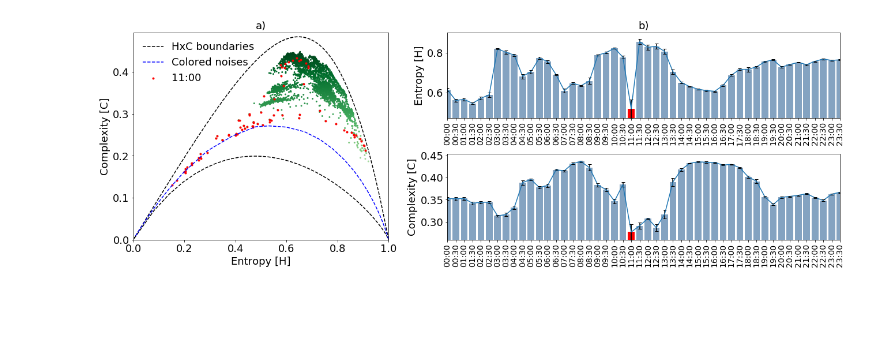
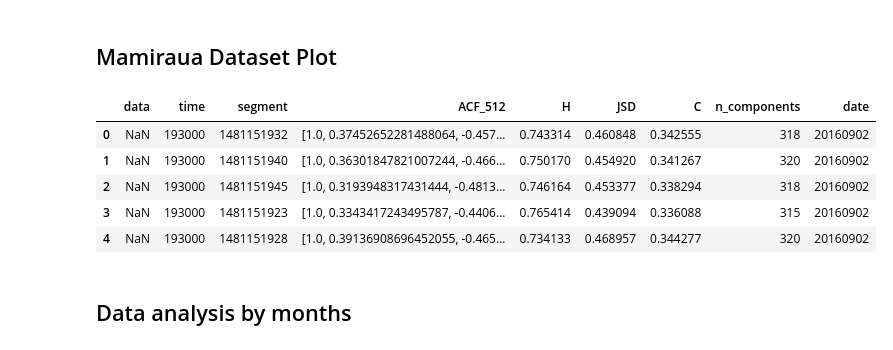
Before and after one commit to juancolonna/EGCI, a Jupyter notebook: Fig8.ipynb, the cells around one changed output. Drawn from its saved outputs; the diff is of its cells as text; code cells hidden in the pictures; blank space fills up the shorter version.

```diff
--- a/Fig8.ipynb
+++ b/Fig8.ipynb
@@ -13,6 +6,16 @@ def confidence_interval(data, confidence=0.95):
+# %% [markdown]
+## Mamiraua Dataset Plot
 # %%
-lag = 512
+lag = 512 # [32, 64, 128, 256, 512
 
-base = pd.read_pickle('./pkl_datasets/mamiraua_dataset_ACF_' + str(lag) + '.gzip')
+base = pd.read_pickle('../pkl_datasets/mamiraua_dataset_ACF_' + str(lag) + '.gzip')
 cotas = pd.read_csv('./boundary_files/Cotas_HxC_bins_' + str(int(lag)) + '.csv')
 noise = pd.read_csv('./coloredNoises/coloredNoises_' + str(int(lag)) + '.csv')
+base.head()
+# %% [output]
+|  | data | time | segment | ACF_512 | H | JSD | C | n_components | date |
+| 0 | NaN | 193000 | 1481151932 | [1.0, 0.37452652281488064, -0.457... | 0.743314 | 0.460848 | 0.342555 | 318 | 20160902 |
+| 1 | NaN | 193000 | 1481151940 | [1.0, 0.36301847821007244, -0.466... | 0.750170 | 0.454920 | 0.341267 | 320 | 20160902 |
+| 2 | NaN | 193000 | 1481151945 | [1.0, 0.3193948317431444, -0.4813... | 0.746164 | 0.453377 | 0.338294 | 318 | 20160902 |
+| 3 | NaN | 193000 | 1481151923 | [1.0, 0.3343417243495787, -0.4406... | 0.765414 | 0.439094 | 0.336088 | 315 | 20160902 |
+| 4 | NaN | 193000 | 1481151928 | [1.0, 0.39136908696452055, -0.465... | 0.734133 | 0.468957 | 0.344277 | 320 | 20160902 |
@@ -49,49 +22,2 @@ for j in time:
-# %%
-fig = plt.figure(figsize=(18,6),constrained_layout=True)
-plt.rc('font', size=18)
-plt.rc('axes', titlesize=18)
-gs = fig.add_gridspec(2, 2, wspace=0.5, width_ratios=[1.3,2], height_ratios=[2,2])
-
-ax1 = fig.add_subplot(gs[:,0])
-ax1.plot(cotas['Entropy'],cotas['Complexity'], '--k', label = 'HxC boundaries')
-ax1.plot(noise['Entropy'],noise['Complexity'], '--b', label = 'Colored noises')
-plt.xlim([0, 1])
-plt.ylim([0, np.max(cotas['Complexity'])+0.01])
-plt.ylabel('Complexity [C]')
-plt.xlabel('Entropy [H]')
-plt.legend(loc = 'upper left', frameon=False)
-plt.title('a)')
-
-ax1.scatter(df['H'], df['C'], marker='.', s=15, c=df['C'], label = '',
-            norm=plt.Normalize(vmax=np.max(base['C']), vmin=np.min(base['C'])-0.1),
-            cmap = 'Greens') # seismic # viridis # plasma # jet # PuBu # YlOrRd # Blues
-
-ax1.scatter(H1, C1, marker='.', s=35, c='r', label = '11:00') # seismic # viridis # plasma # jet # PuBu # YlOrRd # Blues
-plt.legend(loc = 'upper left', frameon=False)
-
-rain_bar = 22
-
-ax2 = fig.add_subplot(gs[0, 1])
-ax2.plot(H_mu)
-ax2.bar(np.arange(len(H_mu)), H_mu, width=0.8, yerr=H_CI, capsize=3, tick_label = t, color=(0.2, 0.4, 0.6, 0.6))
-ax2.bar(rain_bar, H_mu[rain_bar], width=0.8, yerr=H_CI[rain_bar], capsize=3, color='red')
-plt.xlim([0, 47])
-plt.ylim([np.min(H_mu)-np.max(H_CI),np.max(H_mu)+np.max(H_CI)])
-plt.ylabel('Entropy [H]')
-plt.xticks(rotation=90, fontsize=14)
-plt.title('b)')
-
-ax3 = fig.add_subplot(gs[1, 1])
-ax3.plot(C_mu)
-ax3.bar(np.arange(len(C_mu)), C_mu, width=0.8, yerr=C_CI, capsize=3, tick_label = t, color=(0.2, 0.4, 0.6, 0.6))
-ax3.bar(rain_bar, C_mu[rain_bar], width=0.8, yerr=C_CI[rain_bar], capsize=3, color='red')
-plt.xlim([0, 47])
-plt.ylim([np.min(C_mu)-np.max(C_CI),np.max(C_mu)+np.max(C_CI)])
-plt.ylabel('Complexity [C]')
-plt.xticks(rotation=90, fontsize=14)
-
-# fig.savefig('./figures/Fig8.eps', format="eps", bbox_inches='tight')
-
-plt.show()
-# %% [output]
-[figure, removed]
+# %% [markdown]
+## Data analysis by months
```
Also changed, not shown: parts of 5 cells of this notebook, 9 other files.
